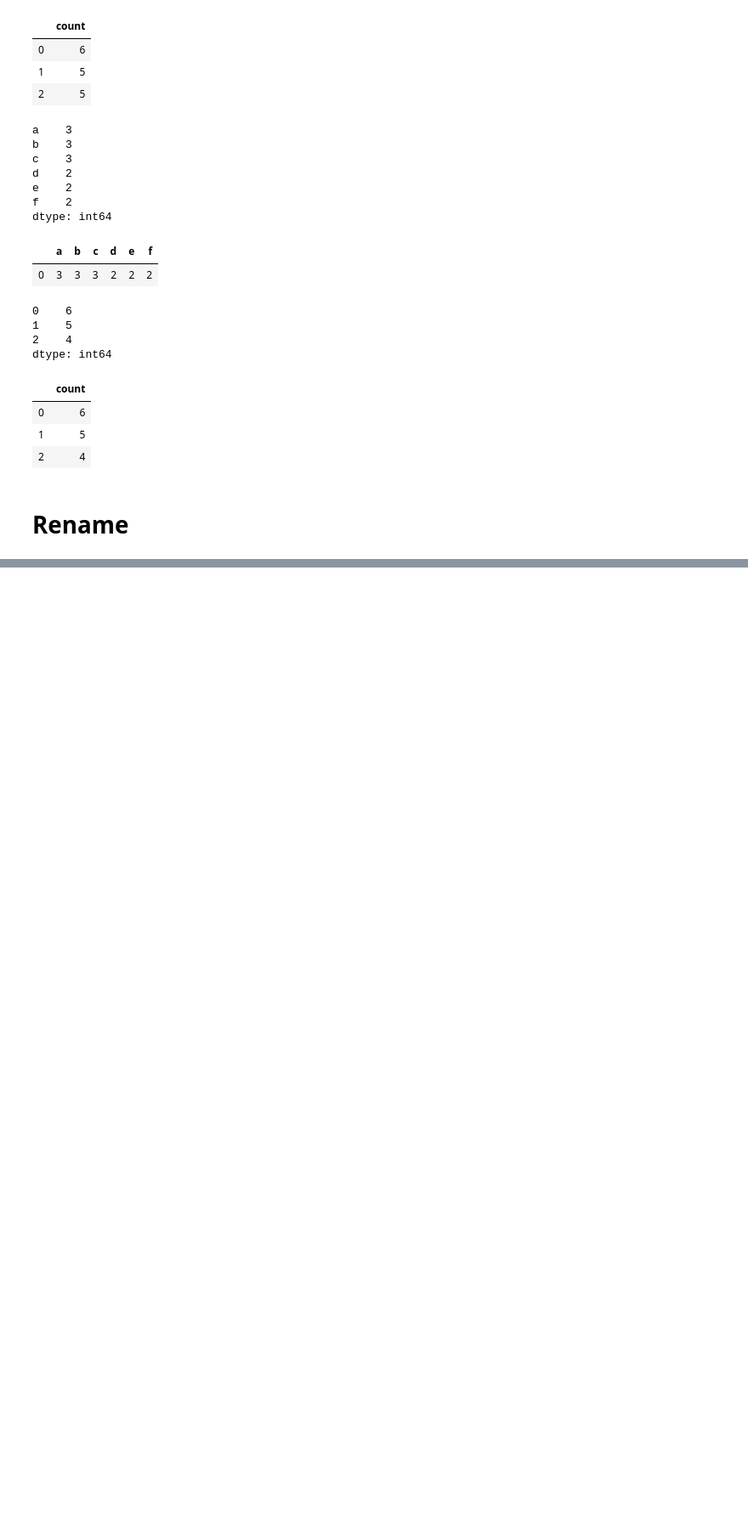
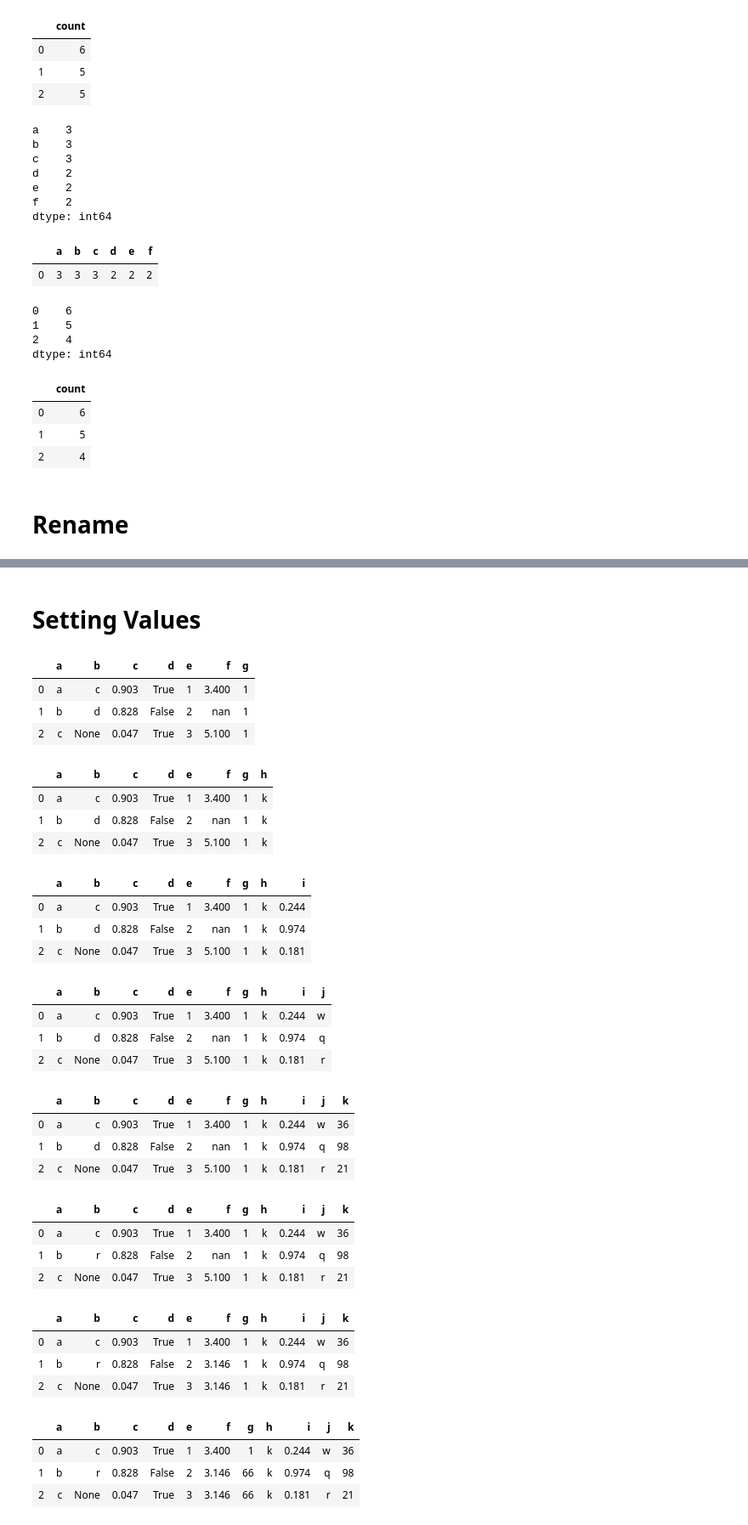
Before and after one commit to najafmurtaza/Analytica, a Jupyter notebook: Test Lib.ipynb, the cells around one changed output, grey strips where cells are left out. Shown at 85% size. Drawn from its saved outputs; the diff is of its cells as text; code cells hidden in the pictures; blank space fills up the shorter version.

```diff
--- a/Test Lib.ipynb
+++ b/Test Lib.ipynb
@@ -875,0 +876,66 @@ alt_df.rename({'a':'A','c':'C'})
+# %% [markdown]
+# Setting Values
+# %%
+alt_df['g'] = 1
+alt_df
+# %% [output]
+|  | a | b | c | d | e | f | g |
+| 0 | a | c | 0.903 | True | 1 | 3.400 | 1 |
+| 1 | b | d | 0.828 | False | 2 | nan | 1 |
+| 2 | c | None | 0.047 | True | 3 | 5.100 | 1 |
+# %%
+alt_df['h'] = 'k'
+alt_df
+# %% [output]
+|  | a | b | c | d | e | f | g | h |
+| 0 | a | c | 0.903 | True | 1 | 3.400 | 1 | k |
+| 1 | b | d | 0.828 | False | 2 | nan | 1 | k |
+| 2 | c | None | 0.047 | True | 3 | 5.100 | 1 | k |
+# %%
+alt_df['i'] = np.random.rand(3)
+alt_df
+# %% [output]
+|  | a | b | c | d | e | f | g | h | i |
+| 0 | a | c | 0.903 | True | 1 | 3.400 | 1 | k | 0.244 |
+| 1 | b | d | 0.828 | False | 2 | nan | 1 | k | 0.974 |
+| 2 | c | None | 0.047 | True | 3 | 5.100 | 1 | k | 0.181 |
+# %%
+alt_df['j'] = ['w','q','r']
+alt_df
+# %% [output]
+|  | a | b | c | d | e | f | g | h | i | j |
+| 0 | a | c | 0.903 | True | 1 | 3.400 | 1 | k | 0.244 | w |
+| 1 | b | d | 0.828 | False | 2 | nan | 1 | k | 0.974 | q |
+| 2 | c | None | 0.047 | True | 3 | 5.100 | 1 | k | 0.181 | r |
+# %%
+alt_df['k'] = np.array([36,98,21])
+alt_df
+# %% [output]
+|  | a | b | c | d | e | f | g | h | i | j | k |
+| 0 | a | c | 0.903 | True | 1 | 3.400 | 1 | k | 0.244 | w | 36 |
+| 1 | b | d | 0.828 | False | 2 | nan | 1 | k | 0.974 | q | 98 |
+| 2 | c | None | 0.047 | True | 3 | 5.100 | 1 | k | 0.181 | r | 21 |
+# %%
+alt_df[1,'b'] = 'r'
+alt_df
+# %% [output]
+|  | a | b | c | d | e | f | g | h | i | j | k |
+| 0 | a | c | 0.903 | True | 1 | 3.400 | 1 | k | 0.244 | w | 36 |
+| 1 | b | r | 0.828 | False | 2 | nan | 1 | k | 0.974 | q | 98 |
+| 2 | c | None | 0.047 | True | 3 | 5.100 | 1 | k | 0.181 | r | 21 |
+# %%
+alt_df[[1,2],'f'] = 3.145668
+alt_df
+# %% [output]
+|  | a | b | c | d | e | f | g | h | i | j | k |
+| 0 | a | c | 0.903 | True | 1 | 3.400 | 1 | k | 0.244 | w | 36 |
+| 1 | b | r | 0.828 | False | 2 | 3.146 | 1 | k | 0.974 | q | 98 |
+| 2 | c | None | 0.047 | True | 3 | 3.146 | 1 | k | 0.181 | r | 21 |
+# %%
+alt_df[1:3,'g'] = 66
+alt_df
+# %% [output]
+|  | a | b | c | d | e | f | g | h | i | j | k |
+| 0 | a | c | 0.903 | True | 1 | 3.400 | 1 | k | 0.244 | w | 36 |
+| 1 | b | r | 0.828 | False | 2 | 3.146 | 66 | k | 0.974 | q | 98 |
+| 2 | c | None | 0.047 | True | 3 | 3.146 | 66 | k | 0.181 | r | 21 |
```
Also changed, not shown: parts of 30 cells of this notebook, 2 other files.
